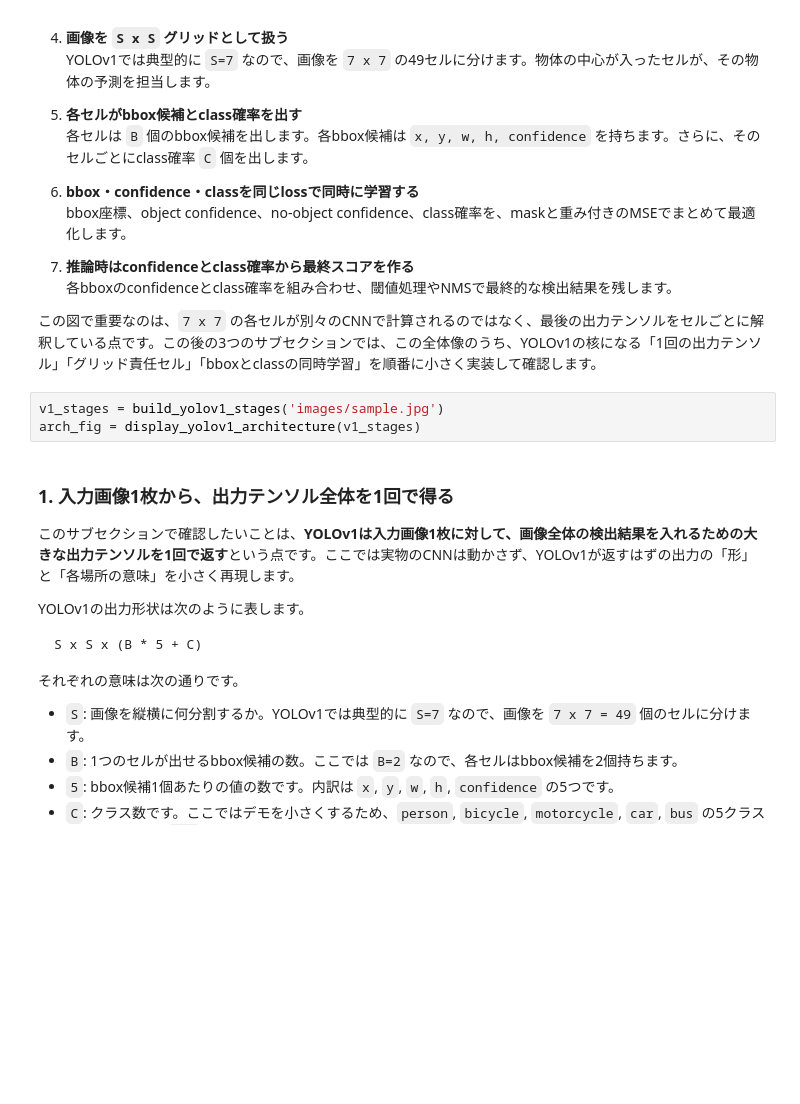
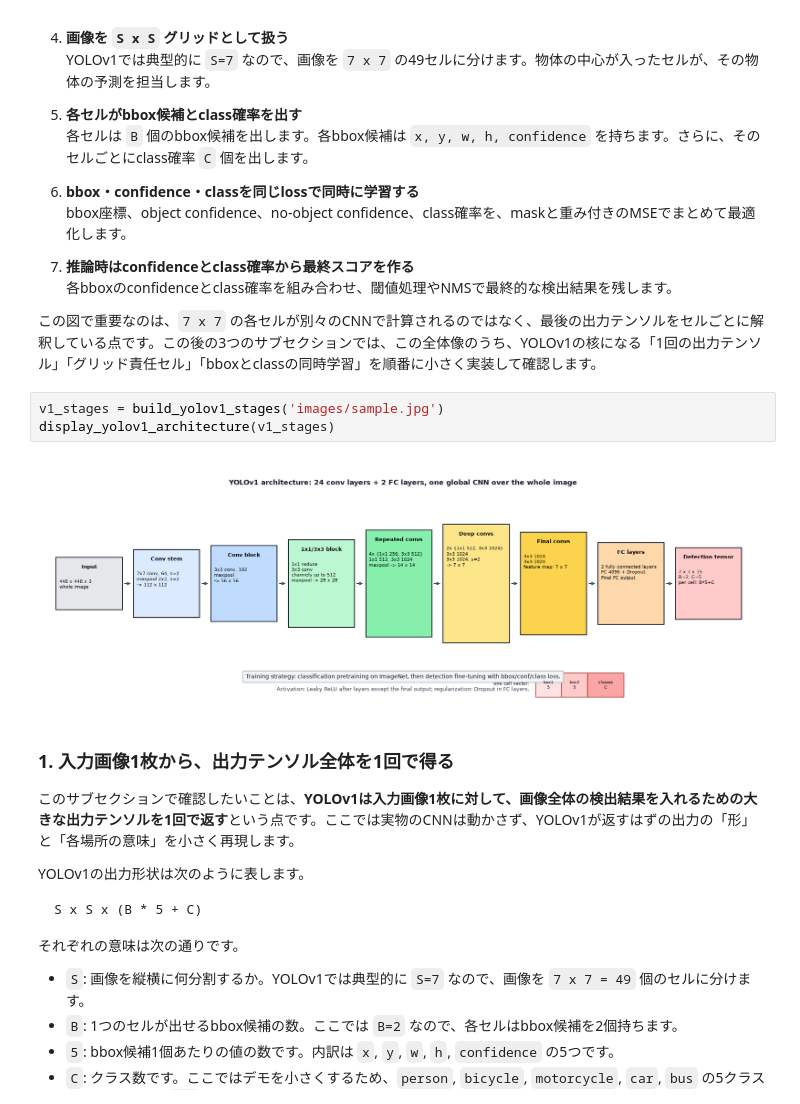
Before and after one commit to Kast8/YOLOs, a Jupyter notebook: yolo_history_tutorial.ipynb, the cells around one changed output. Drawn from its saved outputs; the diff is of its cells as text; blank space fills up the shorter version.

```diff
--- a/yolo_history_tutorial.ipynb
+++ b/yolo_history_tutorial.ipynb
@@ -144,7 +154,9 @@ YOLOv1は、画像全体を1つのCNNに入れ、最後に `S x S x (B * 5 + C)`
 この図で重要なのは、`7 x 7` の各セルが別々のCNNで計算されるのではなく、最後の出力テンソルをセルごとに解釈している点です。この後の3つのサブセクションでは、この全体像のうち、YOLOv1の核になる「1回の出力テンソル」「グリッド責任セル」「bboxとclassの同時学習」を順番に小さく実装して確認します。
 # %%
 v1_stages = build_yolov1_stages('images/sample.jpg')
-arch_fig = display_yolov1_architecture(v1_stages)
+display_yolov1_architecture(v1_stages)
+# %% [output]
+[figure, added]
 # %% [markdown]
 ### 1. 入力画像1枚から、出力テンソル全体を1回で得る
 
```
Also changed, not shown: parts of 231 cells of this notebook, 3 other files.
